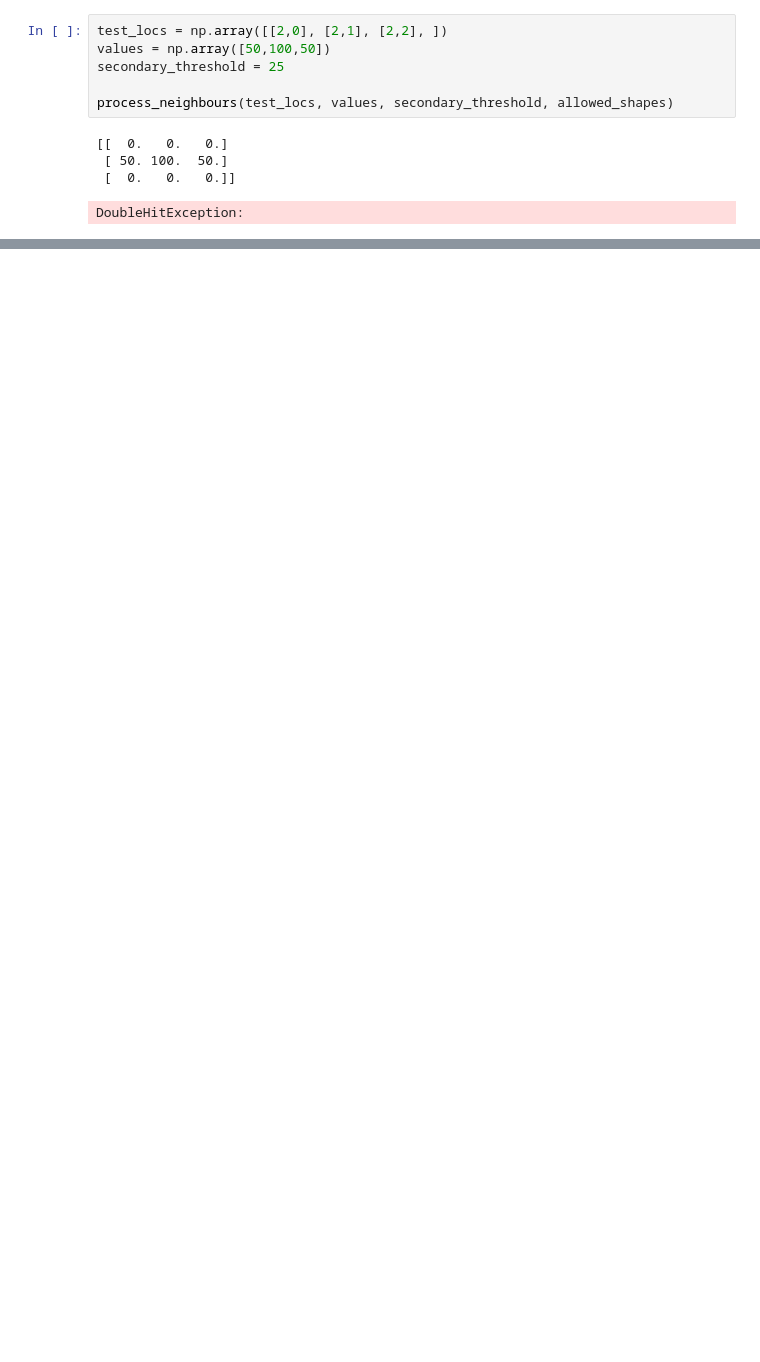
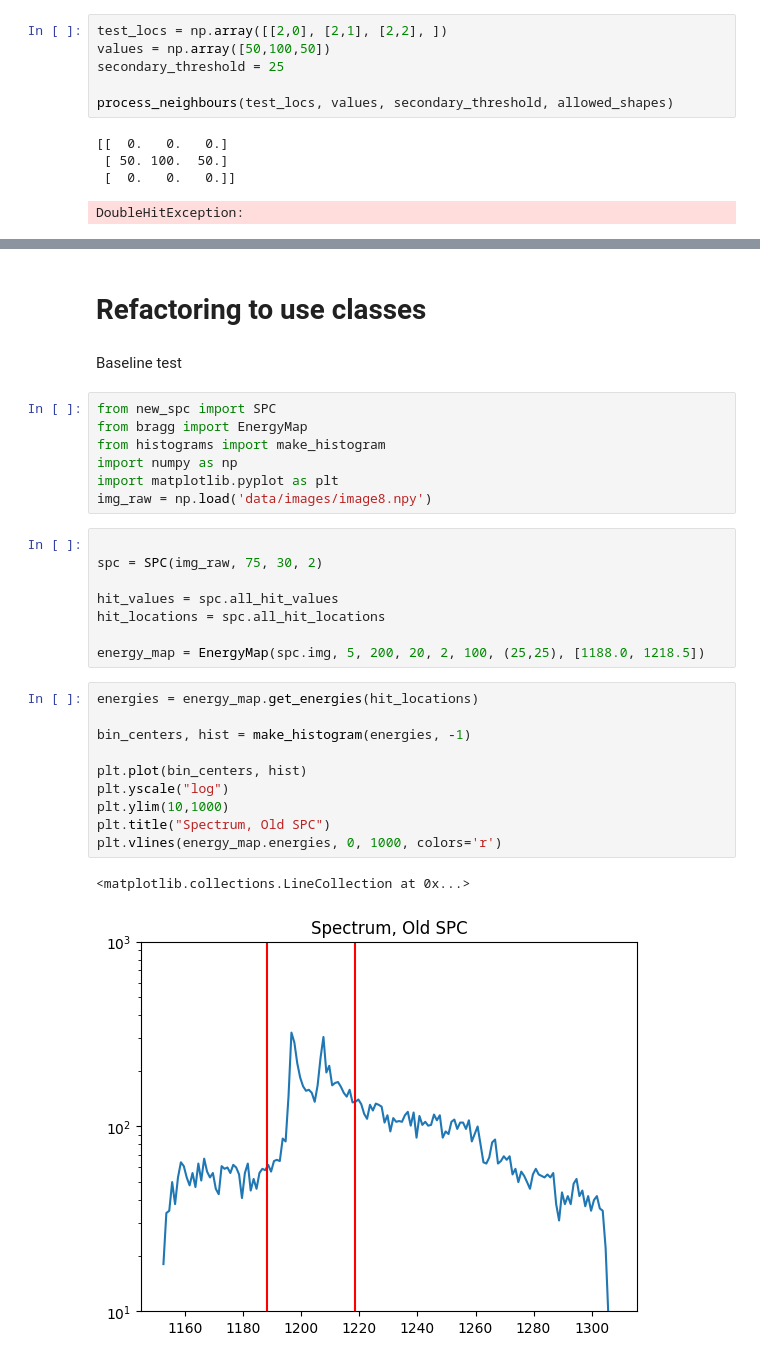
Before and after one commit to JackBarker7/XSPEDS, a Jupyter notebook: Week 5 Progress.ipynb, the cells around one changed output, grey strips where cells are left out. Drawn from its saved outputs; the diff is of its cells as text; blank space fills up the shorter version.

```diff
--- a/Week 5 Progress.ipynb
+++ b/Week 5 Progress.ipynb
@@ -649,0 +653,32 @@ Jobs for tomorrow
+# %% [markdown]
+# Refactoring to use classes
+# %% [markdown]
+Baseline test
+# %%
+from new_spc import SPC
+from bragg import EnergyMap
+from histograms import make_histogram
+import numpy as np
+import matplotlib.pyplot as plt
+img_raw = np.load('data/images/image8.npy')
+# %%
+
+spc = SPC(img_raw, 75, 30, 2)
+
+hit_values = spc.all_hit_values
+hit_locations = spc.all_hit_locations
+
+energy_map = EnergyMap(spc.img, 5, 200, 20, 2, 100, (25,25), [1188.0, 1218.5])
+# %%
+energies = energy_map.get_energies(hit_locations)
+
+bin_centers, hist = make_histogram(energies, -1)
+
+plt.plot(bin_centers, hist)
+plt.yscale("log")
+plt.ylim(10,1000)
+plt.title("Spectrum, Old SPC")
+plt.vlines(energy_map.energies, 0, 1000, colors='r')
+# %% [output]
+<matplotlib.collections.LineCollection at 0x...>
+[figure, added]
```
Also changed, not shown: parts of 23 cells of this notebook, 2 other files.
